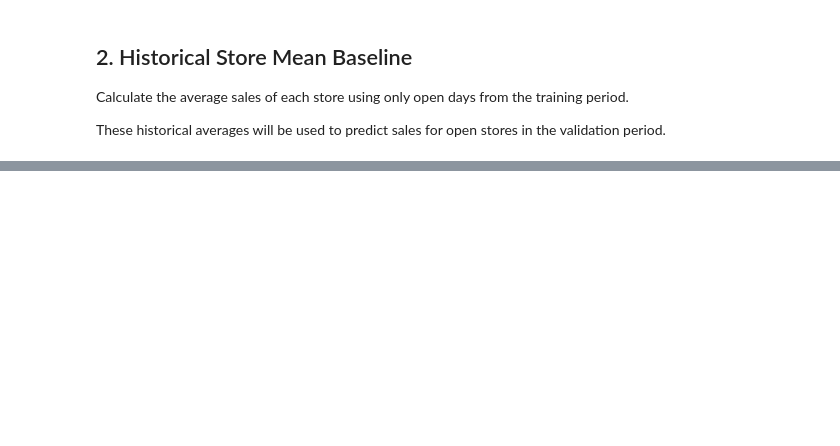
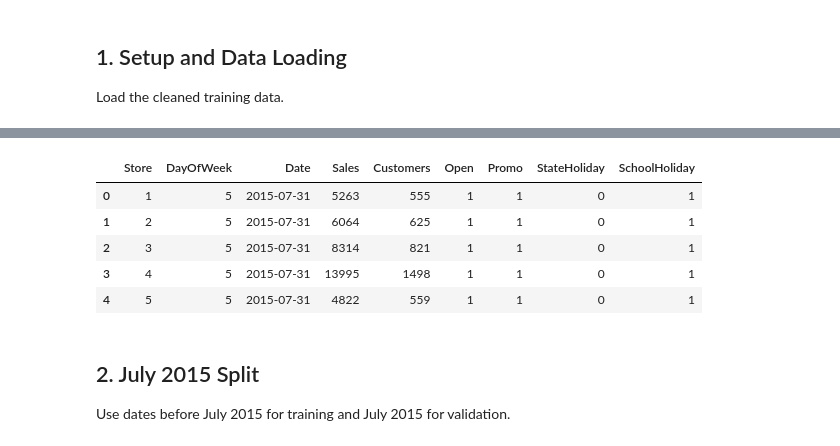
Before and after one commit to masoud-vosoughi/rossmann-sales-forecasting, a Jupyter notebook: notebooks/04_baseline_model.ipynb, the cells around one changed output, grey strips where cells are left out. Saved outputs shown, nothing was run; the diff lists cells and outputs as text; code cells hidden in the pictures; blank space fills up the shorter version.

```diff
--- a/notebooks/04_baseline_model.ipynb
+++ b/notebooks/04_baseline_model.ipynb
@@ -49 +8,4 @@ df.head()
+# %% [markdown]
+## 1. Setup and Data Loading
+Load the cleaned training data.
 # %%
@@ -62,6 +15,0 @@ print("Validation end:", valid_data["Date"].max())
-# %% [markdown]
-## 2. Historical Store Mean Baseline
-
-Calculate the average sales of each store using only open days from the training period.
-
-These historical averages will be used to predict sales for open stores in the validation period.
@@ -75,0 +16,20 @@ store_mean_sales.head()
+# %%
+candidate_roots = [Path.cwd(), *Path.cwd().parents]
+
+PROJECT_ROOT = next(
+    (path for path in candidate_roots if (path / "data" / "processed").exists()),
+    Path.cwd().parent,
+)
+
+DATA_PATH = PROJECT_ROOT / "data" / "processed" / "train_clean.parquet"
+
+assert DATA_PATH.exists(), f"File not found: {DATA_PATH}"
+
+df = pd.read_parquet(DATA_PATH)
+df["Date"] = pd.to_datetime(df["Date"])
+
+print("Shape:", df.shape)
+print("Date range:", df["Date"].min(), "to", df["Date"].max())
+
+display(df.head())
+# %% [output]
@@ -76 +38,10 @@ store_mean_sales.head()
+|  | Store | DayOfWeek | Date | Sales | Customers | Open | Promo | StateHoliday | SchoolHoliday |
+| 0 | 1 | 5 | 2015-07-31 | 5263 | 555 | 1 | 1 | 0 | 1 |
+| 1 | 2 | 5 | 2015-07-31 | 6064 | 625 | 1 | 1 | 0 | 1 |
+| 2 | 3 | 5 | 2015-07-31 | 8314 | 821 | 1 | 1 | 0 | 1 |
+| 3 | 4 | 5 | 2015-07-31 | 13995 | 1498 | 1 | 1 | 0 | 1 |
+| 4 | 5 | 5 | 2015-07-31 | 4822 | 559 | 1 | 1 | 0 | 1 |
+# %% [markdown]
+## 2. July 2015 Split
+Use dates before July 2015 for training and July 2015 for validation.
 # %%
```
Also changed, not shown: parts of 66 cells of this notebook, 6 other files.
